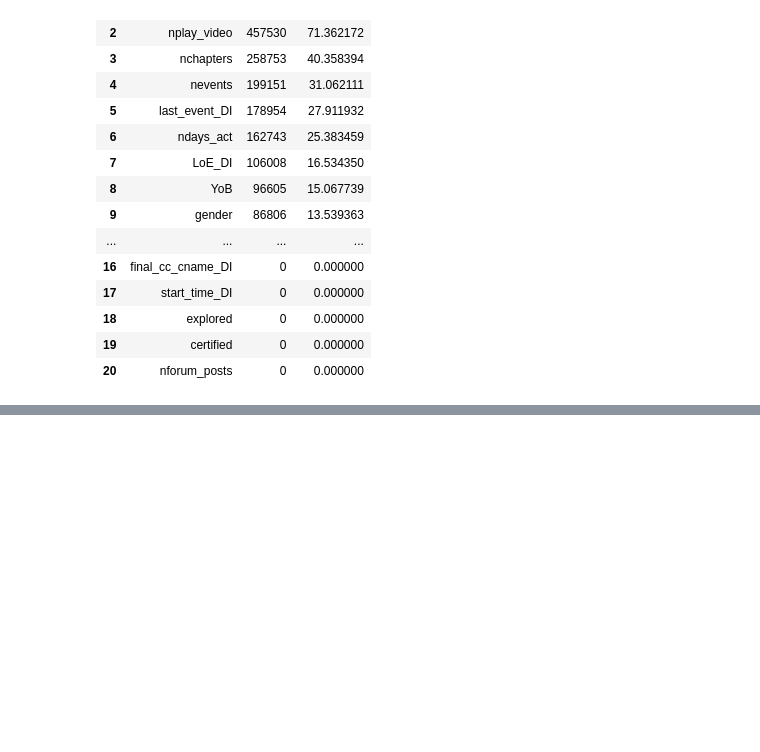
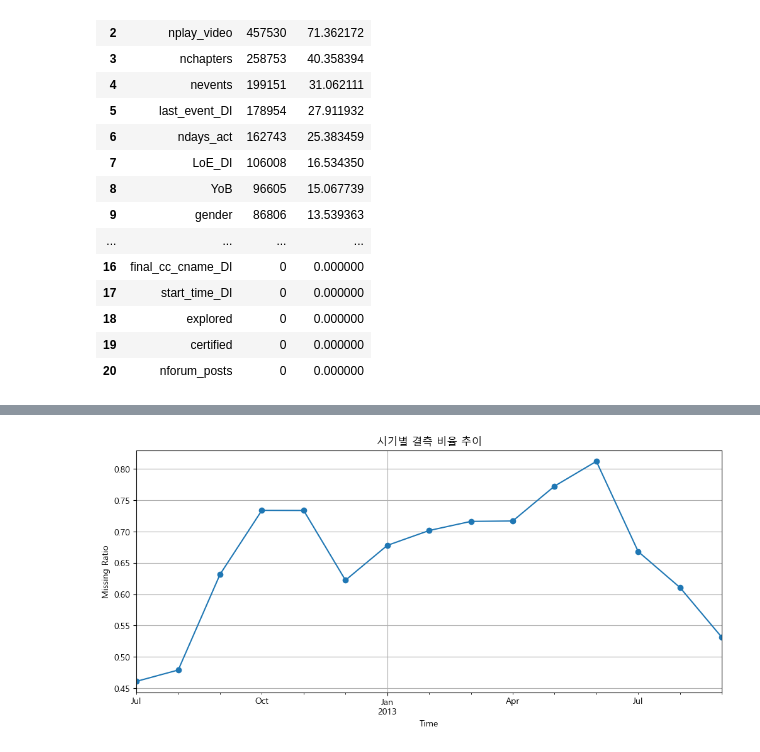
Before and after one commit to Heesang01/HOHO_Project, a Jupyter notebook: 전처리통합.ipynb, the cells around one changed output, grey strips where cells are left out. Cells and saved outputs as stored; diff of their text form; code cells hidden in the pictures; blank space fills up the shorter version.

```diff
--- a/전처리통합.ipynb
+++ b/전처리통합.ipynb
@@ -216,0 +520,13 @@ Name: count, dtype: int64
+# %%
+pre['year_month'] = pre['start_time_di'].dt.to_period('M')
+
+missing_trend = pre.groupby('year_month')['nchapters'].apply(lambda x: x.isna().mean().mean())
+
+missing_trend.plot(figsize=(12,5), marker='o')
+plt.title("시기별 결측 비율 추이")
+plt.ylabel("Missing Ratio")
+plt.xlabel("Time")
+plt.grid()
+plt.show()
+# %% [output]
+[figure, added]
```
Also changed, not shown: parts of 24 cells of this notebook.
